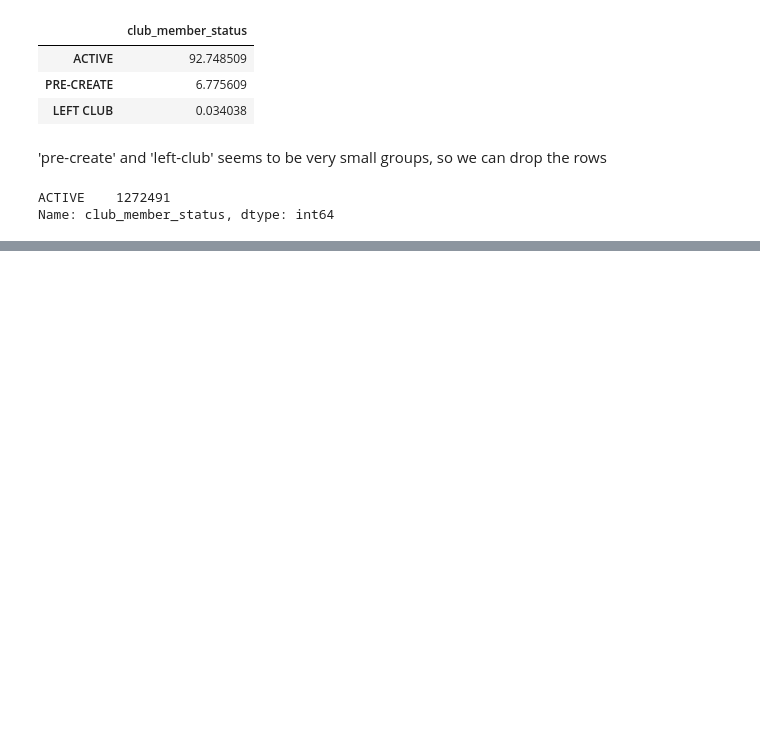
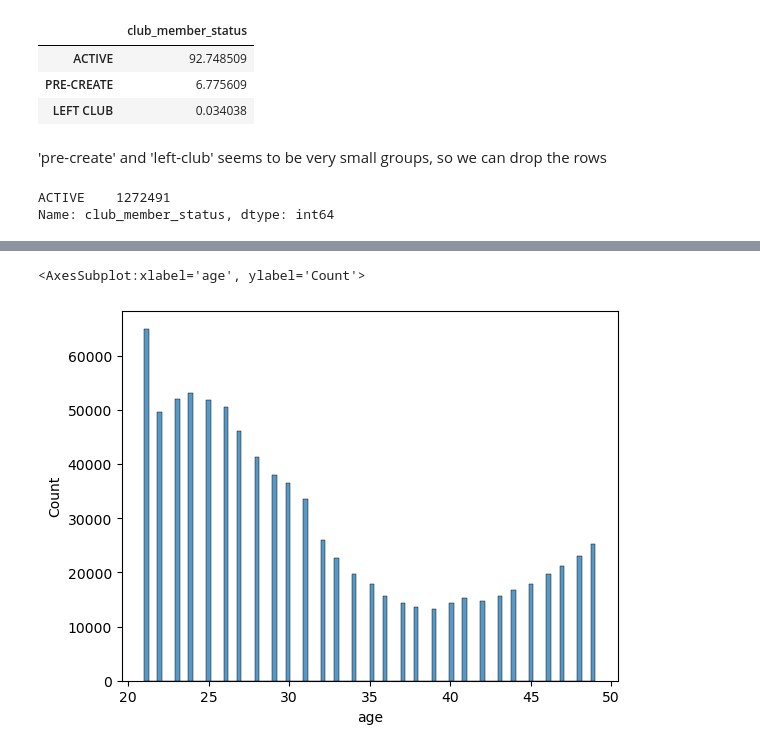
Before and after one commit to Martin-Msb/context-aware-recommendation, a Jupyter notebook: context_aware_recommender.ipynb, the cells around one changed output, grey strips where cells are left out. Cells and saved outputs as stored; diff of their text form; code cells hidden in the pictures; blank space fills up the shorter version.

```diff
--- a/context_aware_recommender.ipynb
+++ b/context_aware_recommender.ipynb
@@ -352,0 +201,3 @@ The number of images in the images folder are: 105100
+# %%
+customers_df['FN'] = customers_df['FN'].fillna(0)
+customers_df['Active'] = customers_df['Active'].fillna(0)
@@ -352,0 +228,2 @@ The number of images in the images folder are: 105100
+# %%
+customers_df = customers_df.dropna(subset =['age'])
@@ -352,0 +258,5 @@ The number of images in the images folder are: 105100
+# %%
+sns.histplot(customers_df['age'])
+# %% [output]
+<AxesSubplot:xlabel='age', ylabel='Count'>
+[figure, added]
```
Also changed, not shown: parts of 76 cells of this notebook.
